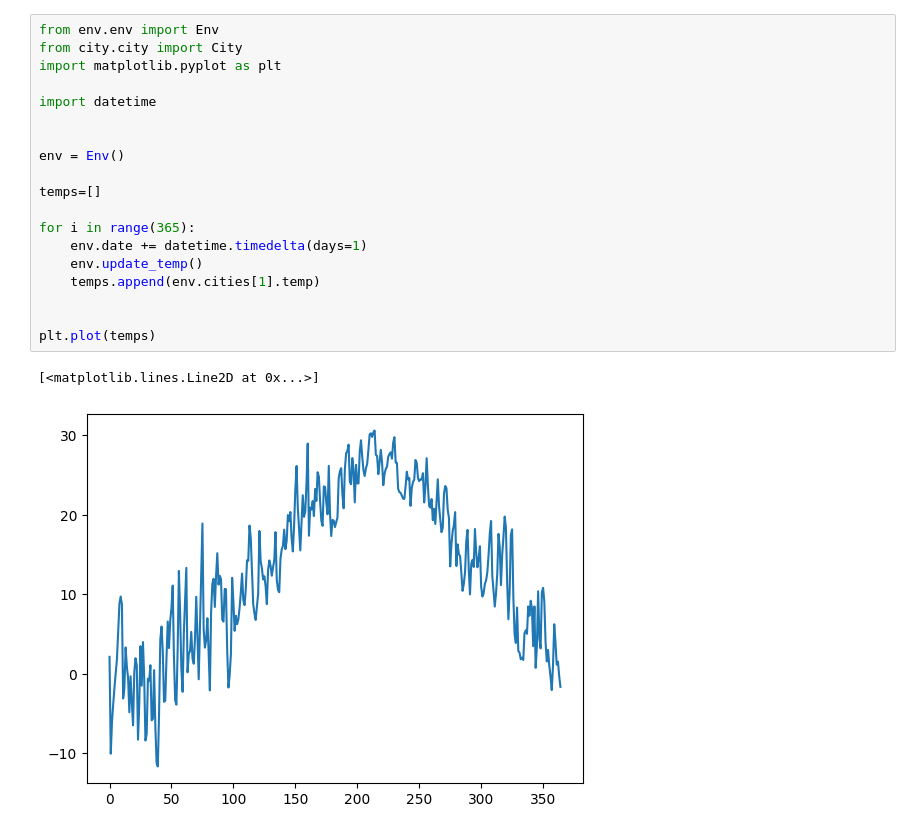
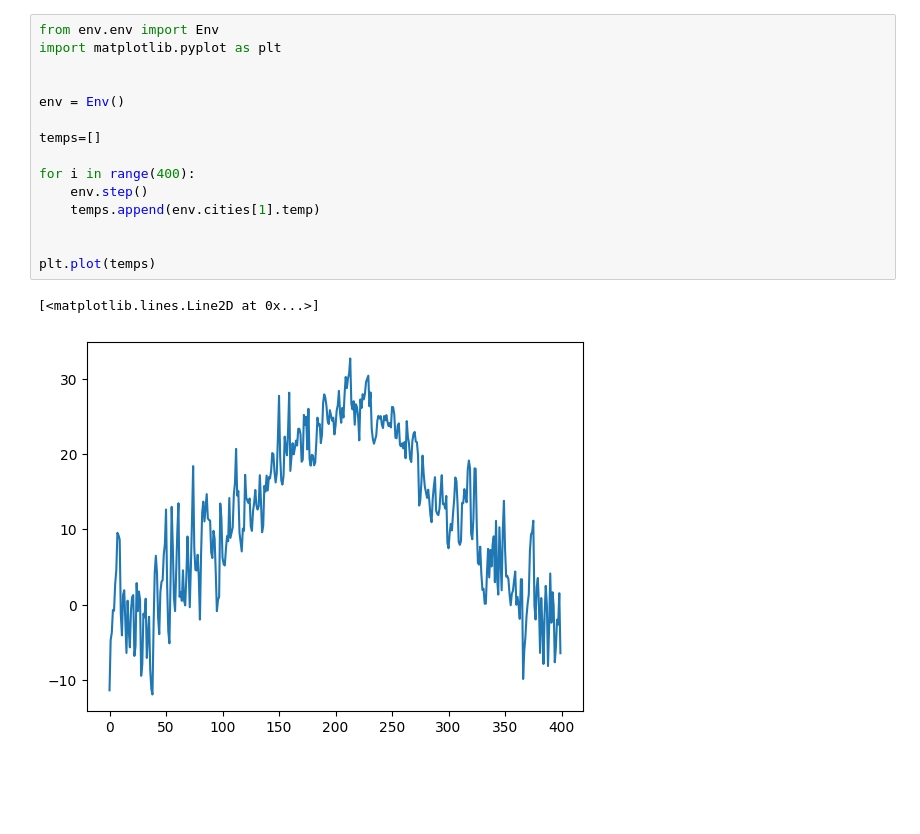
Before and after one commit to abiancar/dynamic-pricing, a Jupyter notebook: temp.ipynb, the cells around one changed output. Saved outputs shown, nothing was run; the diff lists cells and outputs as text; blank space fills up the shorter version.

```diff
--- a/temp.ipynb
+++ b/temp.ipynb
@@ -1,22 +1,18 @@
 # %%
 from env.env import Env
-from city.city import City
 import matplotlib.pyplot as plt
-
-import datetime
 
 
 env = Env()
 
 temps=[]
 
-for i in range(365):
-    env.date += datetime.timedelta(days=1)
-    env.update_temp()
+for i in range(400):
+    env.step()
     temps.append(env.cities[1].temp)
 
 
 plt.plot(temps)
 # %% [output]
 [<matplotlib.lines.Line2D at 0x...>]
-[figure, old version]
+[figure, new version]
```
Also changed, not shown: 16 other files.
